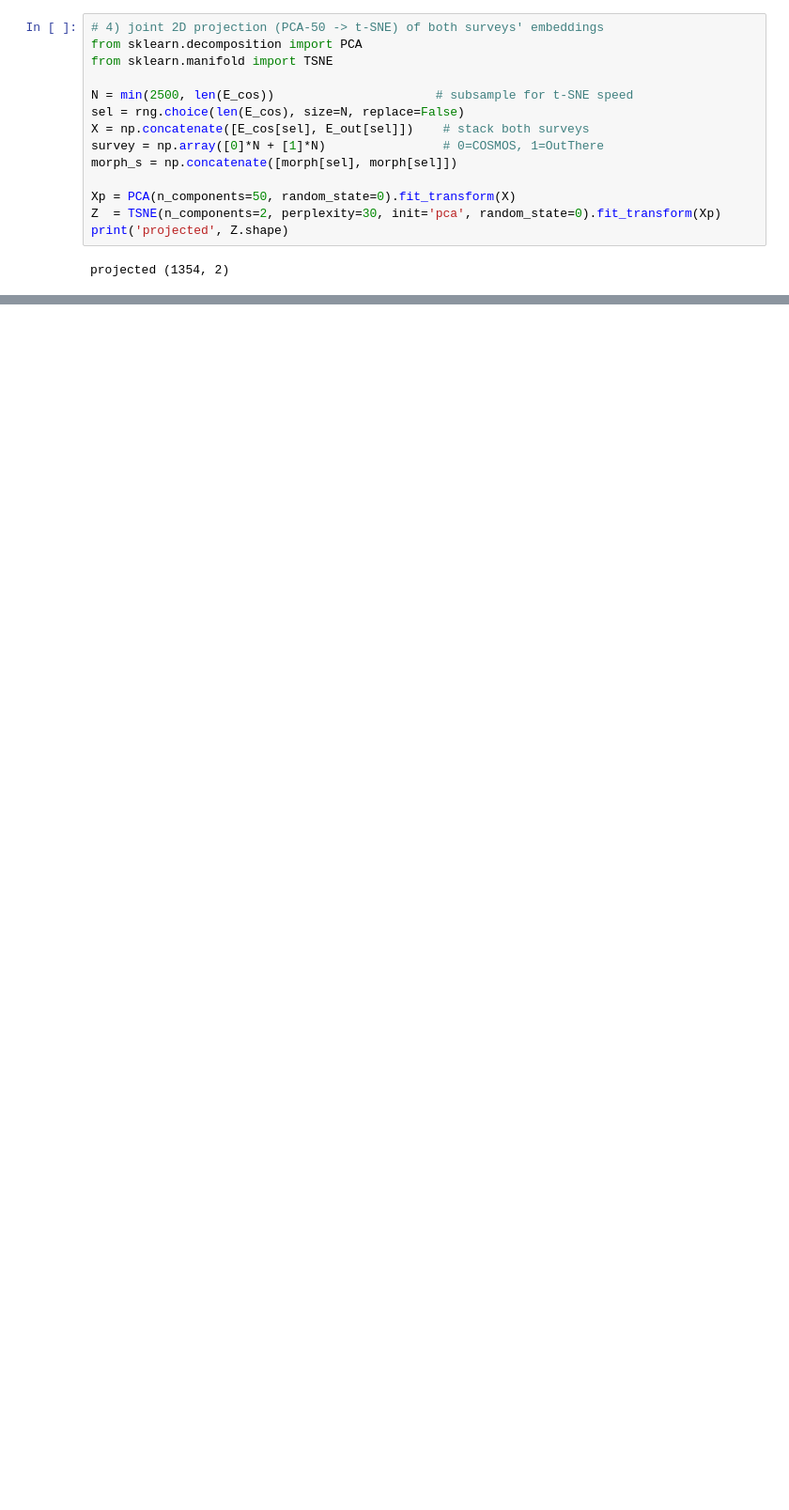
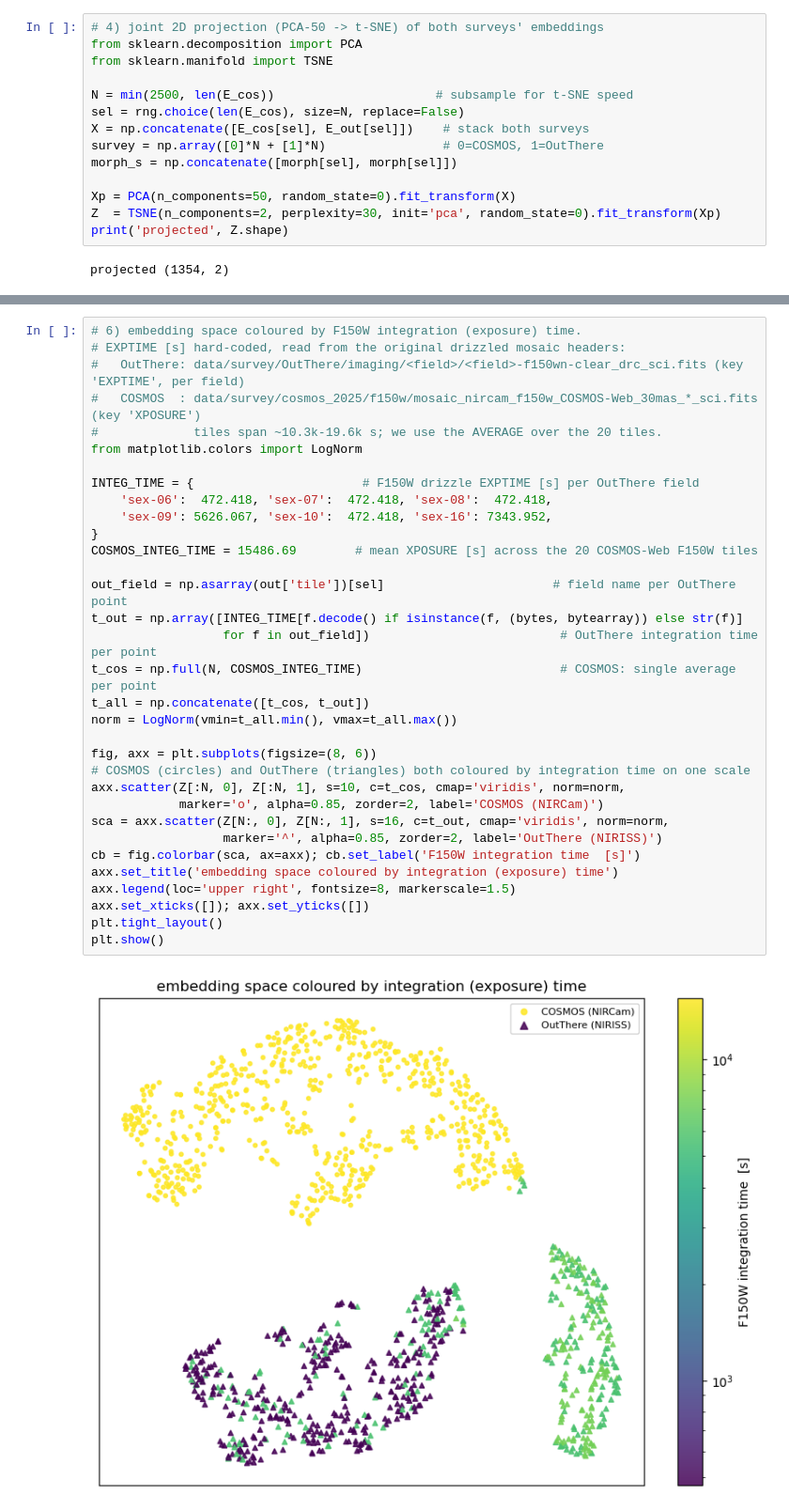
Before and after one commit to 2003cy/ssl_outthere, a Jupyter notebook: encoder_image/jwst_dino/benchmark/linearprobe/crossmatch_embeddings.ipynb, the cells around one changed output, grey strips where cells are left out. Shown at 94% size. Drawn from its saved outputs; the diff is of its cells as text; blank space fills up the shorter version.

```diff
--- a/encoder_image/jwst_dino/benchmark/linearprobe/crossmatch_embeddings.ipynb
+++ b/encoder_image/jwst_dino/benchmark/linearprobe/crossmatch_embeddings.ipynb
@@ -119,0 +133,35 @@ plt.tight_layout(); plt.savefig('crossmatch_embeddings.png', dpi=110); plt.show(
+# %%
+# 6) embedding space coloured by F150W integration (exposure) time.
+# EXPTIME [s] hard-coded, read from the original drizzled mosaic headers:
+#   OutThere: data/survey/OutThere/imaging/<field>/<field>-f150wn-clear_drc_sci.fits (key 'EXPTIME', per field)
+#   COSMOS  : data/survey/cosmos_2025/f150w/mosaic_nircam_f150w_COSMOS-Web_30mas_*_sci.fits (key 'XPOSURE')
+#             tiles span ~10.3k-19.6k s; we use the AVERAGE over the 20 tiles.
+from matplotlib.colors import LogNorm
+
+INTEG_TIME = {                       # F150W drizzle EXPTIME [s] per OutThere field
+    'sex-06':  472.418, 'sex-07':  472.418, 'sex-08':  472.418,
+    'sex-09': 5626.067, 'sex-10':  472.418, 'sex-16': 7343.952,
+}
+COSMOS_INTEG_TIME = 15486.69        # mean XPOSURE [s] across the 20 COSMOS-Web F150W tiles
+
+out_field = np.asarray(out['tile'])[sel]                       # field name per OutThere point
+t_out = np.array([INTEG_TIME[f.decode() if isinstance(f, (bytes, bytearray)) else str(f)]
+                  for f in out_field])                          # OutThere integration time per point
+t_cos = np.full(N, COSMOS_INTEG_TIME)                           # COSMOS: single average per point
+t_all = np.concatenate([t_cos, t_out])
+norm = LogNorm(vmin=t_all.min(), vmax=t_all.max())
+
+fig, axx = plt.subplots(figsize=(8, 6))
+# COSMOS (circles) and OutThere (triangles) both coloured by integration time on one scale
+axx.scatter(Z[:N, 0], Z[:N, 1], s=10, c=t_cos, cmap='viridis', norm=norm,
+            marker='o', alpha=0.85, zorder=2, label='COSMOS (NIRCam)')
+sca = axx.scatter(Z[N:, 0], Z[N:, 1], s=16, c=t_out, cmap='viridis', norm=norm,
+                  marker='^', alpha=0.85, zorder=2, label='OutThere (NIRISS)')
+cb = fig.colorbar(sca, ax=axx); cb.set_label('F150W integration time  [s]')
+axx.set_title('embedding space coloured by integration (exposure) time')
+axx.legend(loc='upper right', fontsize=8, markerscale=1.5)
+axx.set_xticks([]); axx.set_yticks([])
+plt.tight_layout()
+plt.show()
+# %% [output]
+[figure, added]
```
Also changed, not shown: parts of 3 cells of this notebook, 8 other files.
